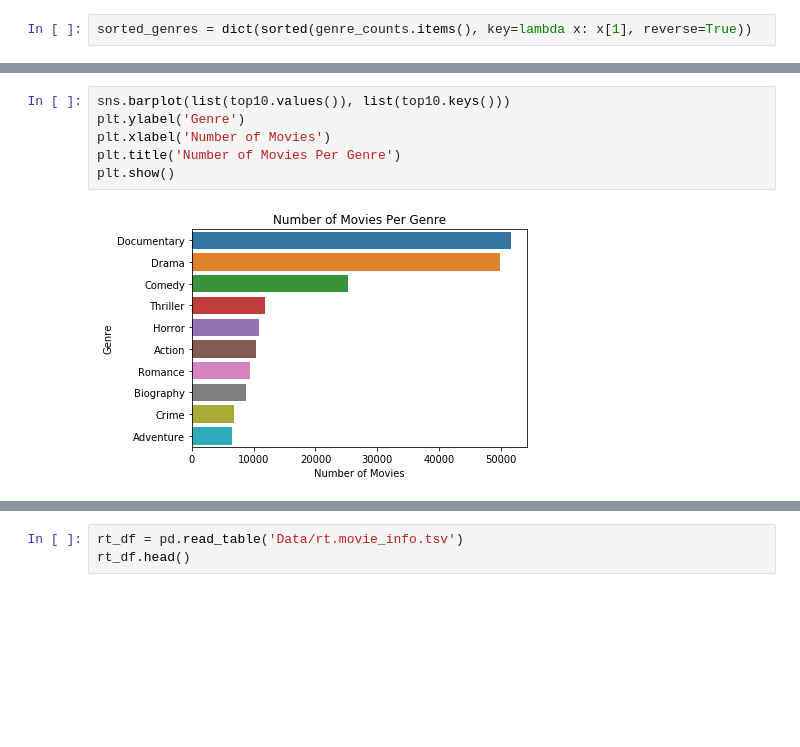
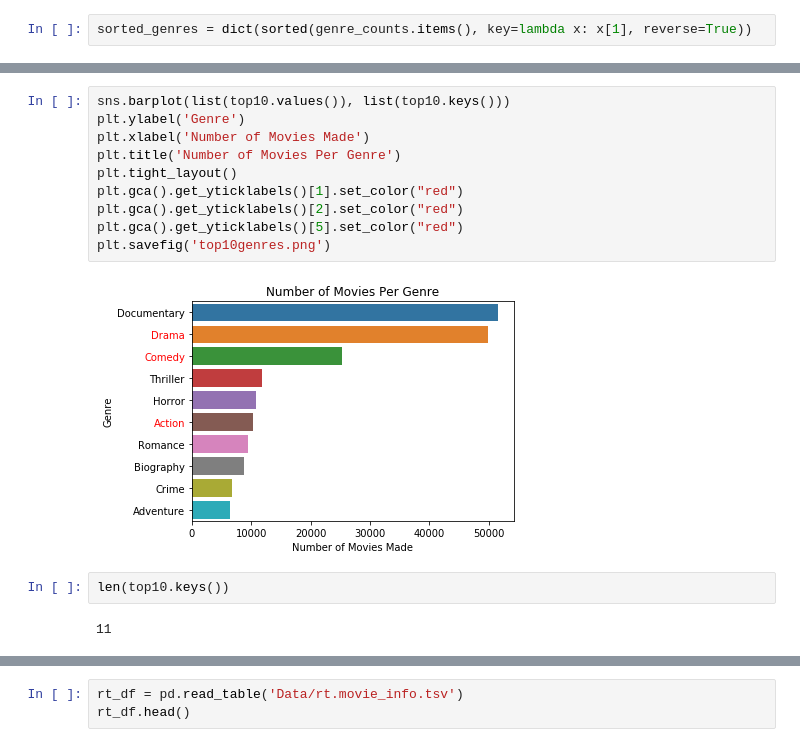
Before and after one commit to cmluna2913/Mod_1_Project, a Jupyter notebook: draft.ipynb, the cells around one changed output, grey strips where cells are left out. Saved outputs shown, nothing was run; the diff lists cells and outputs as text; blank space fills up the shorter version.

```diff
--- a/draft.ipynb
+++ b/draft.ipynb
@@ -37,8 +37,16 @@ top10genres = list(top10.keys())
 # %%
 sns.barplot(list(top10.values()), list(top10.keys()))
 plt.ylabel('Genre')
-plt.xlabel('Number of Movies')
+plt.xlabel('Number of Movies Made')
 plt.title('Number of Movies Per Genre')
-plt.show()
+plt.tight_layout()
+plt.gca().get_yticklabels()[1].set_color("red")
+plt.gca().get_yticklabels()[2].set_color("red")
+plt.gca().get_yticklabels()[5].set_color("red")
+plt.savefig('top10genres.png')
 # %% [output]
-[figure, old version]
+[figure, new version]
+# %%
+len(top10.keys())
+# %% [output]
+11
```
Also changed, not shown: parts of 48 cells of this notebook, 17 other files.
